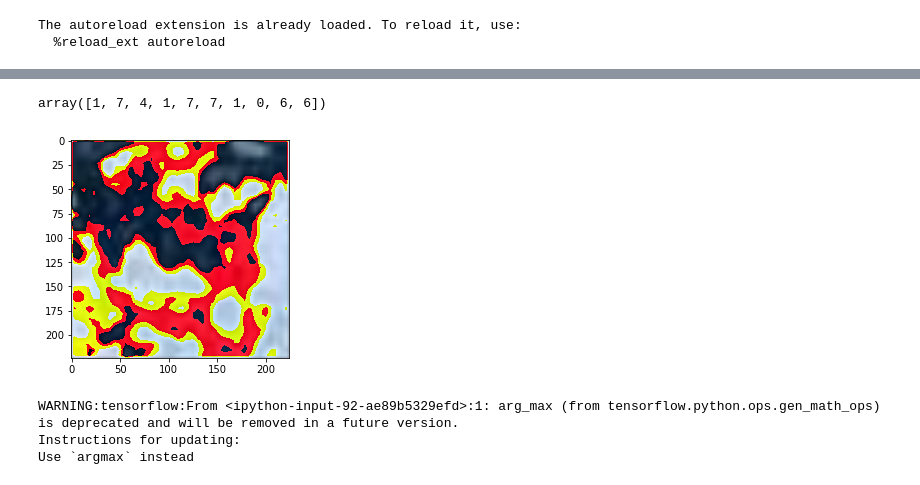
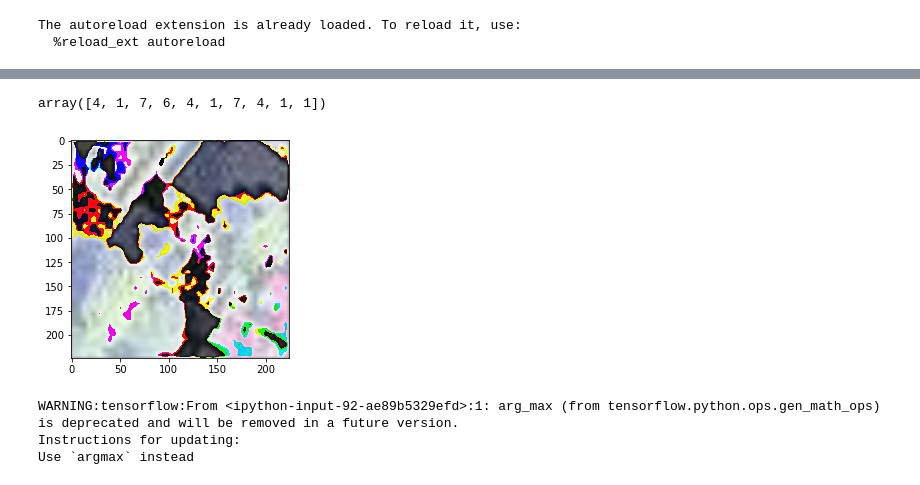
Before and after one commit to sar2160/ecbm4040-finalproject, a Jupyter notebook: CNN Project.ipynb, the cells around one changed output, grey strips where cells are left out. Saved outputs shown, nothing was run; the diff lists cells and outputs as text; code cells hidden in the pictures.

```diff
--- a/CNN Project.ipynb
+++ b/CNN Project.ipynb
@@ -45,11 +37,11 @@ onehot = generator_from_file('data/train.csv', image_generator=None, balance=1,
 # %%
 test = next(train)
 # %%
-image =imshow(test[0][2,:,:,:])
+image =imshow(test[0][0,:,:,:])
 test[1][:10]
 # %% [output]
-array([1, 7, 4, 1, 7, 7, 1, 0, 6, 6])
+array([4, 1, 7, 6, 4, 1, 7, 4, 1, 1])
-[figure, old version]
+[figure, new version]
 # %%
 arg(test[1][:10])
 # %% [output]
```
Also changed, not shown: parts of 4 cells of this notebook, 6 other files.
